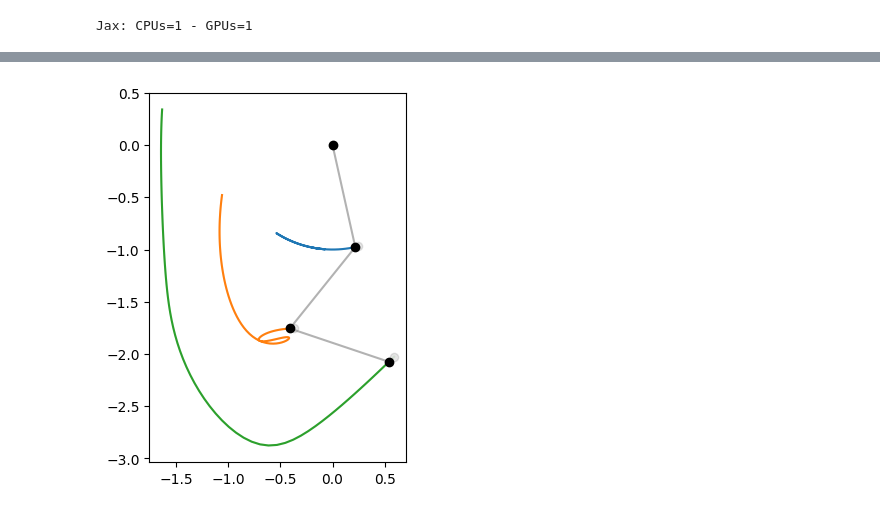
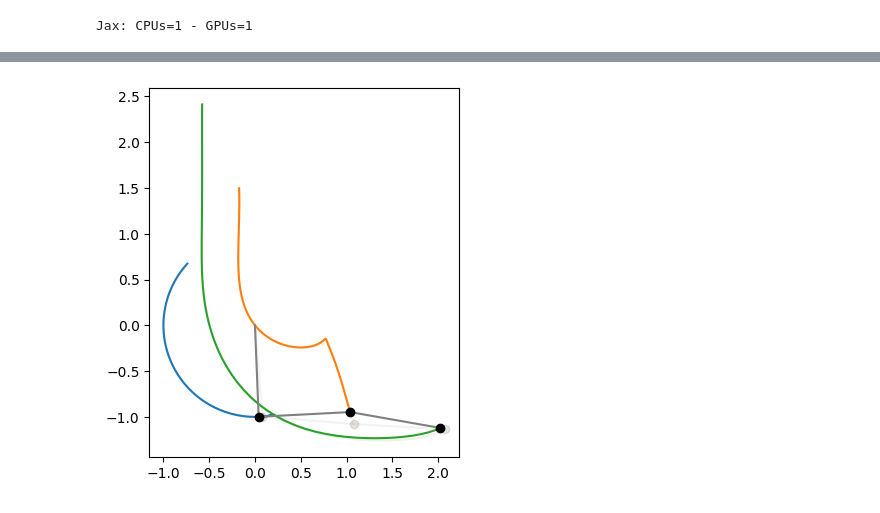
Before and after one commit to HoangCongDuc/bpignn, a Jupyter notebook: hgnn-pendulum.ipynb, the cells around one changed output, grey strips where cells are left out. Cells and saved outputs as stored; diff of their text form; code cells hidden in the pictures.

```diff
--- a/hgnn-pendulum.ipynb
+++ b/hgnn-pendulum.ipynb
@@ -40,12 +42,16 @@ from hgnn.hamiltonian import *
 from hgnn.training import *
 from hgnn.simulating import *
 # %%
+# prefix = 'pendulum-n2'
 prefix = 'pendulum-n3'
 
 Zs_train = jnp.load(f'./data/{prefix}/Zs_train.npy')
 Zs_dot_train = jnp.load(f'./data/{prefix}/Zs_dot_train.npy')
 Zs_test = jnp.load(f'./data/{prefix}/Zs_test.npy')
 Zs_dot_test = jnp.load(f'./data/{prefix}/Zs_dot_test.npy')
+
+Zs_train, Zs_dot_train = add_noise_and_truncate(Zs_train, Zs_dot_train, scale=0.01, decimals=2)
+# Zs_test, Zs_dot_test = add_noise_and_truncate(Zs_test, Zs_dot_test, scale=0.01, decimals=2)
 
 N2, dim = Zs_train.shape[-2:]
 N = N2 // 2
@@ -71,9 +77,15 @@ with open(f'./data/{prefix}/param.json', 'r') as f:
     d = json.load(f)
     stride = d['stride']
     dt = d['dt']
+    lr = d['lr']
+    batch_size = d['batch_size']
+    epochs = d['epochs']
 
 print('stride:', stride)
 print('dt:', dt)
+print('lr:', lr)
+print('batch_size:', batch_size)
+print('epochs:', epochs)
 # %% [output]
 N2: 6
 dim: 2
@@ -213,6 +227,6 @@ Epoch: 2000/2000 Loss (MSE):  train=8.629896001366433e-06, test=2.06560580409131
 # %%
+maxtraj = Zs_test.shape[0]
 runs = Zs_test.shape[1]
-maxtraj = Zs_test.shape[0]
 
 sim_model = get_forward_sim(params=params, zdot_model=zdot_model, runs=runs, stride=stride, dt=dt)
 
@@ -220,7 +234,7 @@ trajectories = []
 
 for ind in tqdm.tnrange(maxtraj):
 
-    z_actual_out = Zs_test[ind]
+    z_actual_out = Zs_test[ind, :runs]
     x_act_out, p_act_out = jnp.split(z_actual_out, 2, axis=1)
 
     R = Zs_test[ind, 0, :N]
@@ -228,33 +242,33 @@ for ind in tqdm.tnrange(maxtraj):
     z_pred_out = sim_model(R, V)
     x_pred_out, p_pred_out = jnp.split(z_pred_out, 2, axis=1)
 
-    with jax.default_device(jax.devices('cpu')[0]):
-        trajectories.append({
-            'pred_pos': x_pred_out,
-            'pred_vel': p_pred_out,
-            'actual_pos': x_act_out,
-            'actual_vel': p_act_out,
-        })
+    trajectories.append({
+        'pred_pos': x_pred_out,
+        'pred_vel': p_pred_out,
+        'actual_pos': x_act_out,
+        'actual_vel': p_act_out,
+    })
 # %%
-idx = 20
+idx = 0
 
 r = trajectories[idx]['actual_pos']
 
 for i in range(r.shape[1]):
     plt.plot(r[:,i,0], r[:,i,1], '-', color=f'C{i}', alpha=0.1)
 
-plt.plot([0] + list(r[-1,:,0]), [0] + list(r[-1,:,1]), 'o', color='black', alpha=0.1)
+plt.plot([0] + list(r[-1,:,0]), [0] + list(r[-1,:,1]), '-', color='gray', alpha=0.1)
+plt.plot(r[-1,:,0], r[-1,:,1], 'o', color='black', alpha=0.1)
 # plt.gca().set_aspect('equal', adjustable='box')
 # plt.show()
 
 r = trajectories[idx]['pred_pos']
 
 for i in range(r.shape[1]):
     plt.plot(r[:,i,0], r[:,i,1], '-', color=f'C{i}')
 
-plt.plot([0] + list(r[-1,:,0]), [0] + list(r[-1,:,1]), '-', color='gray', alpha=0.6)
-plt.plot([0] + list(r[-1,:,0]), [0] + list(r[-1,:,1]), 'o', color='black')
+plt.plot([0] + list(r[-1,:,0]), [0] + list(r[-1,:,1]), '-', color='gray', alpha=1.)
+plt.plot(r[-1,:,0], r[-1,:,1], 'o', color='black')
 plt.gca().set_aspect('equal', adjustable='box')
 plt.show()
 # %% [output]
-[figure, old version]
+[figure, new version]
```
Also changed, not shown: parts of 5 cells of this notebook, 2 other files.
